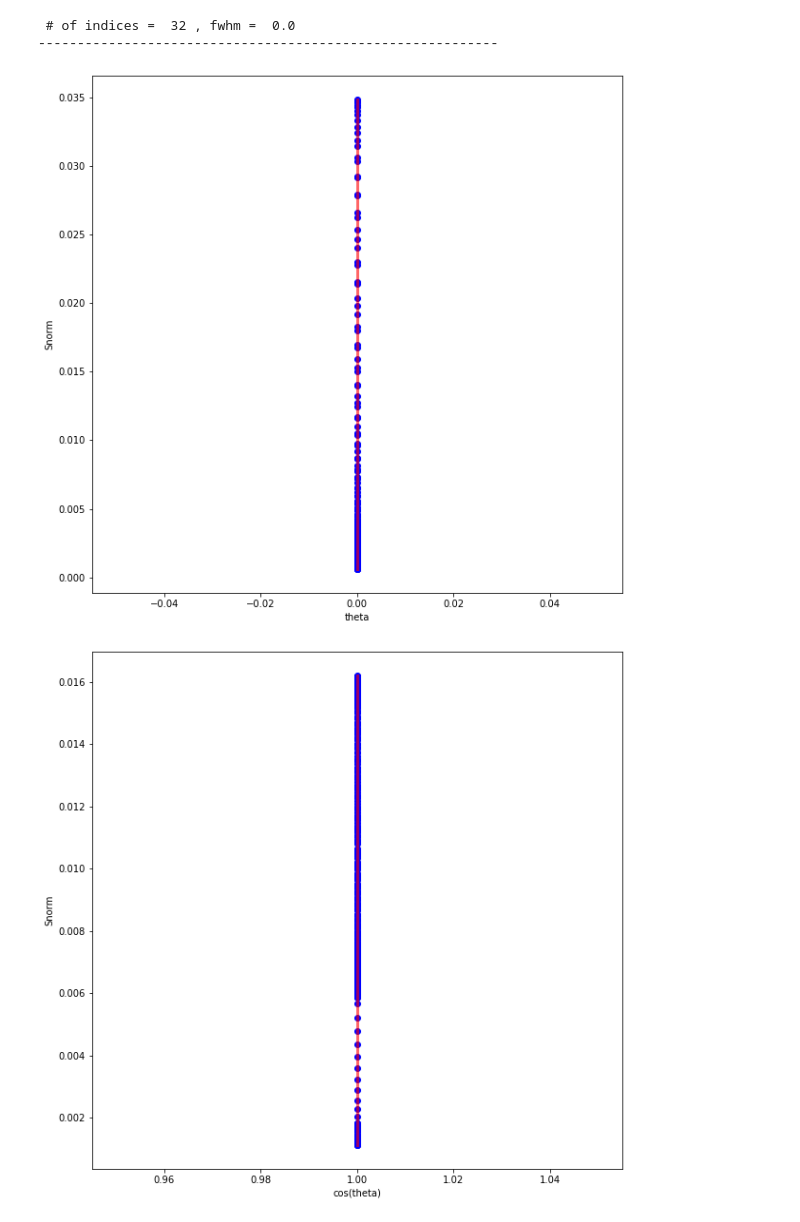
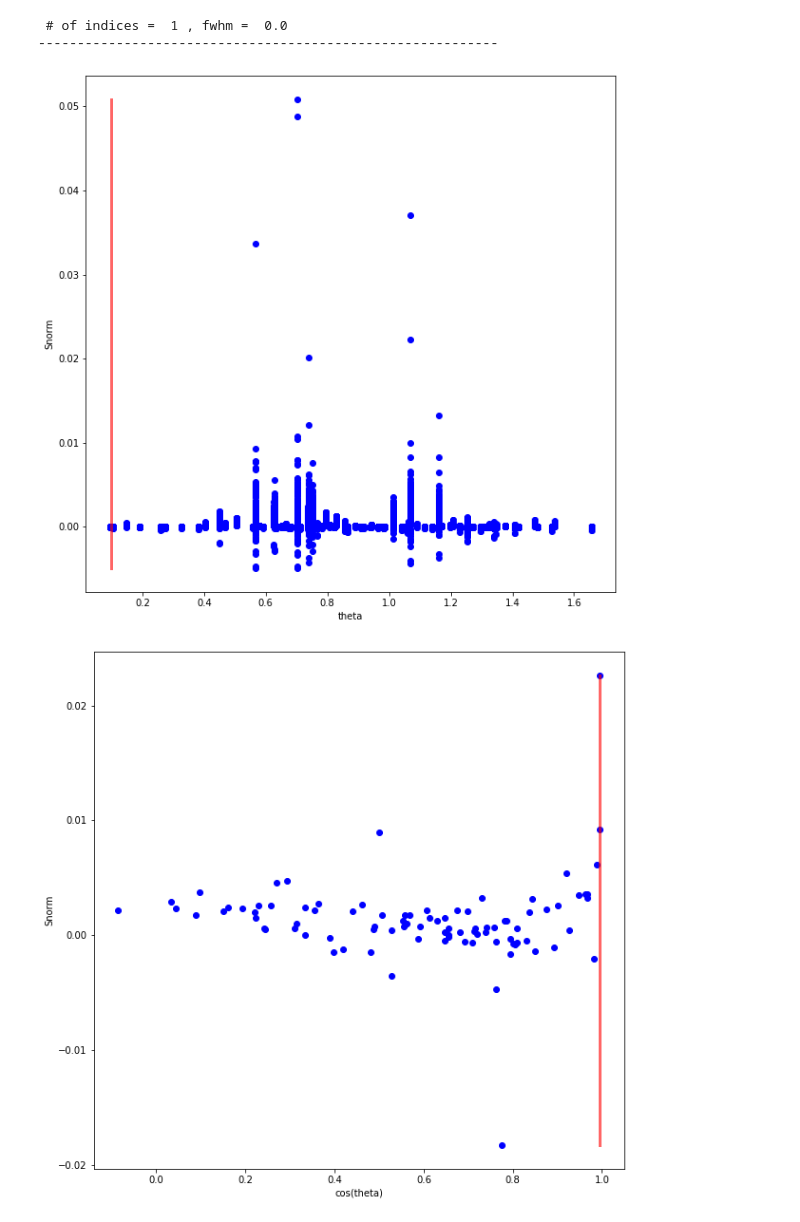
Before and after one commit to windchimeproject/planck-mass-Analysis, a Jupyter notebook: Analysis-Notebooks/Variable_Analysis.ipynb, the cells around one changed output. Saved outputs shown, nothing was run; the diff lists cells and outputs as text; code cells hidden in the pictures.

```diff
--- a/Analysis-Notebooks/Variable_Analysis.ipynb
+++ b/Analysis-Notebooks/Variable_Analysis.ipynb
@@ -81,3 +82,22 @@ sensor_response(sensors[0], out[0][sensors[0]]), np.linalg.norm(exit_vecs - entr
+# %%
+# Theta goes from 0 to 180 deg, and phi goes from -180 to 180 deg
+
+alpha_theta = np.array([0, 0, 1])
+cos_theta_entry = pint.py_ang(entry_vecs.T[0], alpha_theta.T)
+if cos_theta_entry < -1:
+    cos_theta_entry = -1
+
+if cos_theta_entry > 1:
+    cos_theta_entry = 1
+theta_entry = np.arccos(cos_theta_entry) # This is the theta entry value
+
+cos_theta_exit = pint.py_ang(exit_vecs.T[0], alpha_theta.T)
+if cos_theta_exit < -1:
+    cos_theta_exit = -1
+
+if cos_theta_exit > 1:
+    cos_theta_exit = 1
+theta_exit = np.arccos(cos_theta_exit) # This is the theta exit value
 # %%
 # Essential cell: NOISY SIMULATION ACCELERATIONS
 # Generates associated adc values (with added noise) to accelerations
@@ -240,11 +268,11 @@ vel_plt = np.array(np.sqrt((transformed_data['alpha1_x'] - transformed_data['alp
                    (transformed_data['alpha1_y'] - transformed_data['alpha0_y'])**2 +
                    (transformed_data['alpha1_z'] - transformed_data['alpha0_z'])**2) / (transformed_data['alpha1_t'] - transformed_data['alpha0_t']))
 if 'Theta_Space' in analysis_parameter:
-    theta_cos_plt = theta_cos_val
-    theta_plt = np.arccos(theta_cos_val)
+    theta_plt = np.repeat(np.array(theta_vals), int(len(transformed_data['alpha0_t'])/90)) #np.array(theta_vals)
+    theta_cos_plt = np.cos(theta_plt)
 else:
-    theta_cos_plt = np.ones(len(S_data_plt))
-    theta_plt = np.zeros(len(S_data_plt))
+    theta_cos_plt = np.full(len(S_data_plt), cos_theta_entry) # Truth Values
+    theta_plt = np.full(len(S_data_plt), theta_entry) # Truth Values
 # %%
 # Format: variable_noise = np.array(transformed_data_noise['variable_name'])
 
@@ -443,29 +475,29 @@ plt.show()
 # %%
 # Theta vs. S
 
-X_Val1 = [0, 0] # plotting theta values
+X_Val1 = [theta_entry, theta_entry] # plotting theta values
 Y_Val1 = [min(Snorm_data_plt), max(Snorm_data_plt)]
 
 fig3 = plt.figure(figsize=[10,10])
 plt.plot(theta_plt, Snorm_data_plt, 'bo', alpha=1)
 plt.plot(X_Val1, Y_Val1, 'r', alpha=0.6, linewidth = 3)
 
 plt.plot([theta_plt[int(fwhm_data[2])], theta_plt[int(fwhm_data[3])]], [hf_max_Snorm, hf_max_Snorm], 'g', alpha=1, linewidth = 3)
 print('\n # of indices = ', int(fwhm_data[0]), ', fwhm = ', abs(theta_plt[int(fwhm_data[2])] - theta_plt[int(fwhm_data[3])]))
 print('-----------------------------------------------------------')
 
 plt.ylabel('Snorm')
 plt.xlabel('theta')
 plt.show()
 # %% [output]
- # of indices =  32 , fwhm =  0.0
+ # of indices =  1 , fwhm =  0.0
 -----------------------------------------------------------
-[figure, old version]
+[figure, new version]
 # %%
 # cos(theta) vs. S or Theta vs. S w/ Noise
 
-X_Val1 = [1, 1] # if plotting cos theta values
-# X_Val1 = [0, 0] # if plotting theta values
+X_Val1 = [cos_theta_entry, cos_theta_entry] # if plotting cos theta values
+# X_Val1 = [theta_entry, theta_entry] # if plotting theta values
 Y_Val1 = [min(Snorm_data_plt_noise), max(Snorm_data_plt_noise)]
 
 fig3 = plt.figure(figsize=[10,10])
@@ -476,4 +508,4 @@ plt.ylabel('Snorm')
 plt.xlabel('cos(theta)')
 plt.show()
 # %% [output]
-[figure, old version]
+[figure, new version]
```
Also changed, not shown: parts of 22 cells of this notebook, 1 other file.
